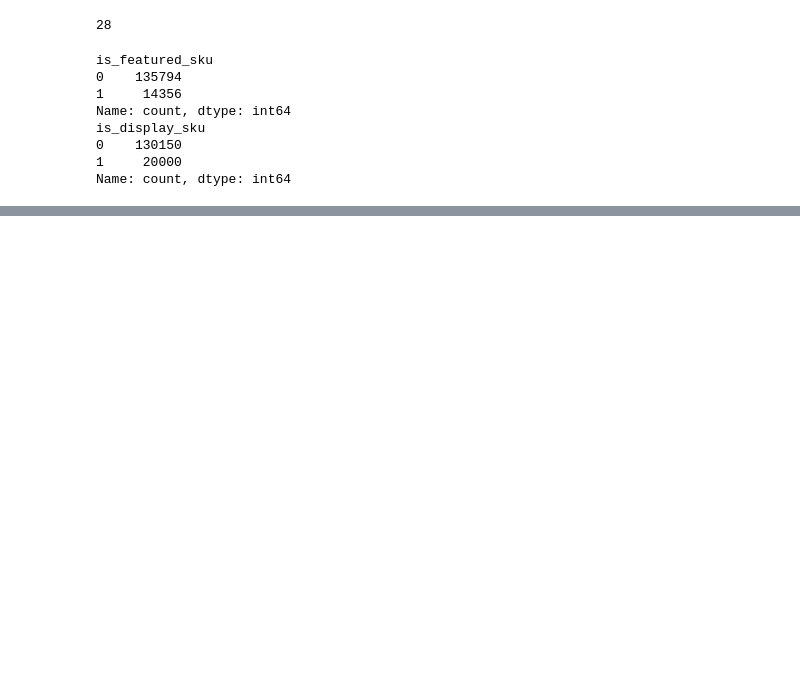
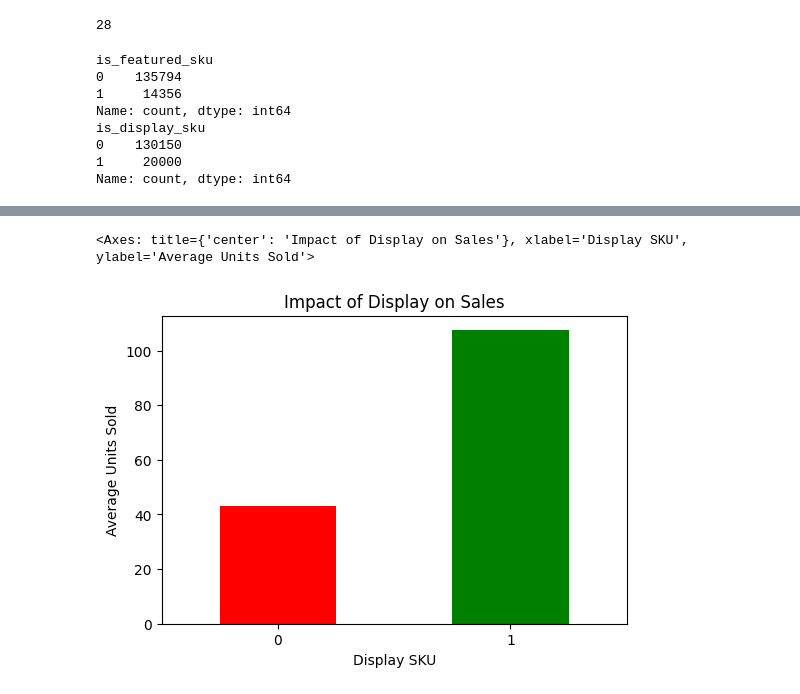
Before and after one commit to muhammdumairnad/Price-Driven-Demand-Prediction-in-Retail-using-Machine-Learning, a Jupyter notebook: Retail_Demand_Prediction_using_Machine_Learning.ipynb, the cells around one changed output, grey strips where cells are left out. Cells and saved outputs as stored; diff of their text form; code cells hidden in the pictures; blank space fills up the shorter version.

```diff
--- a/Retail_Demand_Prediction_using_Machine_Learning.ipynb
+++ b/Retail_Demand_Prediction_using_Machine_Learning.ipynb
@@ -158,3 +291,14 @@ df[df['total_price'] > df['base_price']]['units_sold'].describe()
 # %%
-df.groupby('is_display_sku')['units_sold'].mean().plot(kind='bar')
+df.groupby('is_display_sku')['units_sold'].mean().plot(
+    kind='bar',
+    color=['red','green'],
+    figsize=(6,4),
+    title='Impact of Display on Sales',
+    ylabel='Average Units Sold',
+    xlabel='Display SKU',
+    rot=0,
+    )
 # more sales for displayed items
+# %% [output]
+<Axes: title={'center': 'Impact of Display on Sales'}, xlabel='Display SKU', ylabel='Average Units Sold'>
+[figure, added]
```
Also changed, not shown: parts of 45 cells of this notebook.
